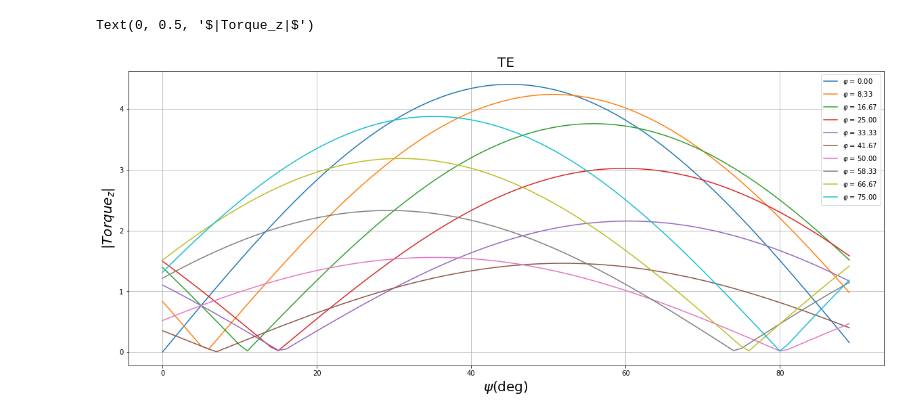
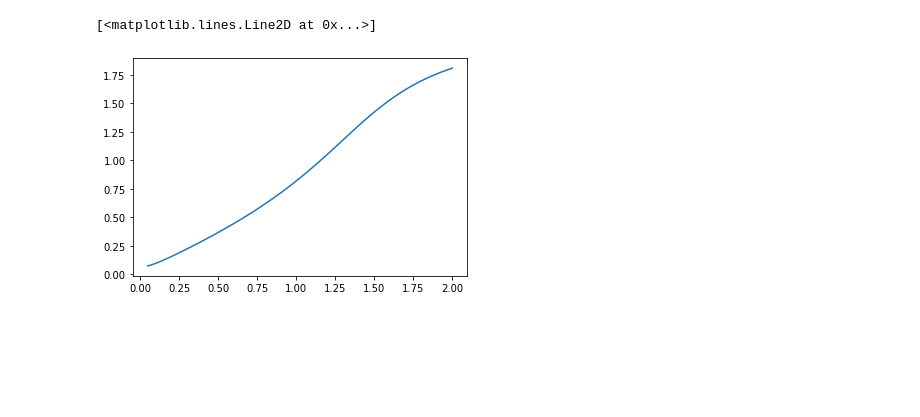
Before and after one commit to Semyonov-as/Python_Modelling, a Jupyter notebook: discussion_14_12_22/index.ipynb, the cells around one changed output. Saved outputs shown, nothing was run; the diff lists cells and outputs as text; code cells hidden in the pictures; blank space fills up the shorter version.

```diff
--- a/discussion_14_12_22/index.ipynb
+++ b/discussion_14_12_22/index.ipynb
@@ -56,30 +8,19 @@ Text(0, 0.5, '$|Torque_z|$')
-# %%
-ic = ICMEmodel(0.31, 1, 2.5, 2)
-
-#TM_res 702 nm TE 732nm
-lam = 0.732
-beta = ic.sol_mode_eq(lam, 'TE', N=0)
-Z = np.linspace(0, 0.3, 100)
-E = ic.normalize_E(ic.get_E_field_TE(beta, lam, Z))
-PSI = np.arange(0, np.pi/2, 1/180*np.pi)
-PHI = np.linspace(0, np.pi*7.5/18, 10)
-
-plt.figure(figsize=(20, 8))
-for phi in PHI:
-    Tor = []
-    for psi in PSI:
-        H = ic.get_H(1, psi, 0)
-        M = ic.get_M_from_H(H, phi)
-        tmp = ic.get_icme_torque(E, H, M, phi)
-        Tor.append(tmp.mean(axis=0)[2])
-
-    plt.plot(PSI/np.pi*180, np.abs(Tor), label=rf"$\varphi$ = {phi*180/np.pi:.2f}")
-
-plt.grid()
-plt.legend()
-plt.title('TE', size=20)
-plt.xlabel("$\psi$(deg)", size=20)
-plt.ylabel("$|Torque_z|$", size=20)
-# %% [output]
-Text(0, 0.5, '$|Torque_z|$')
-[figure, removed]
+# %%
+icme = ICMEmodel(0.3, 1, np.sqrt(5.5), 1)
+lam = np.linspace(0.05, 2, 100)
+
+tmp = []
+
+for l in lam:
+    k = 2*np.pi*2.35/l
+    beta = icme.sol_mode_eq(l, mode='TM')
+    if beta != None:
+        kz = np.sqrt(k*k - beta*beta)
+        tmp.append(kz/beta)
+    else:
+        tmp.append(0)
+
+plt.plot(lam, tmp)
+# %% [output]
+[<matplotlib.lines.Line2D at 0x...>]
+[figure, added]
```
Also changed, not shown: parts of 6 cells of this notebook, 1 other file.
